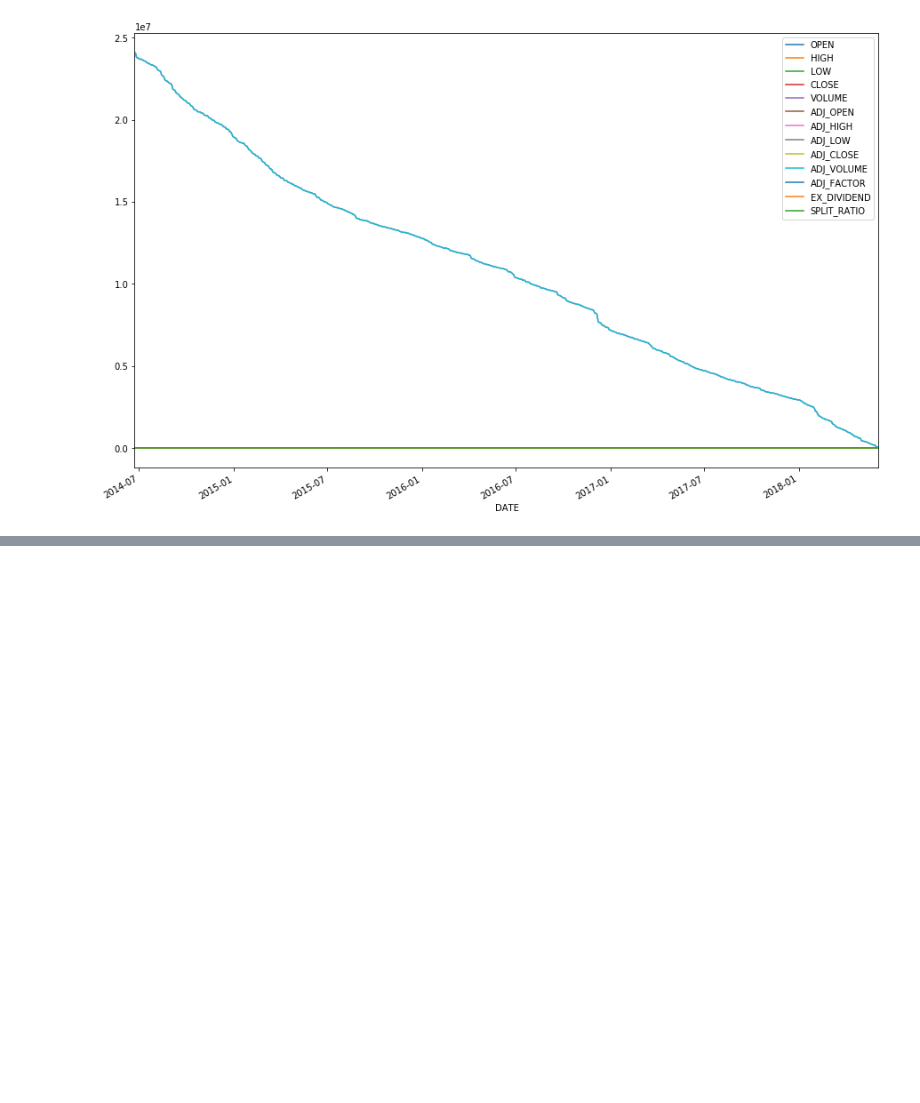
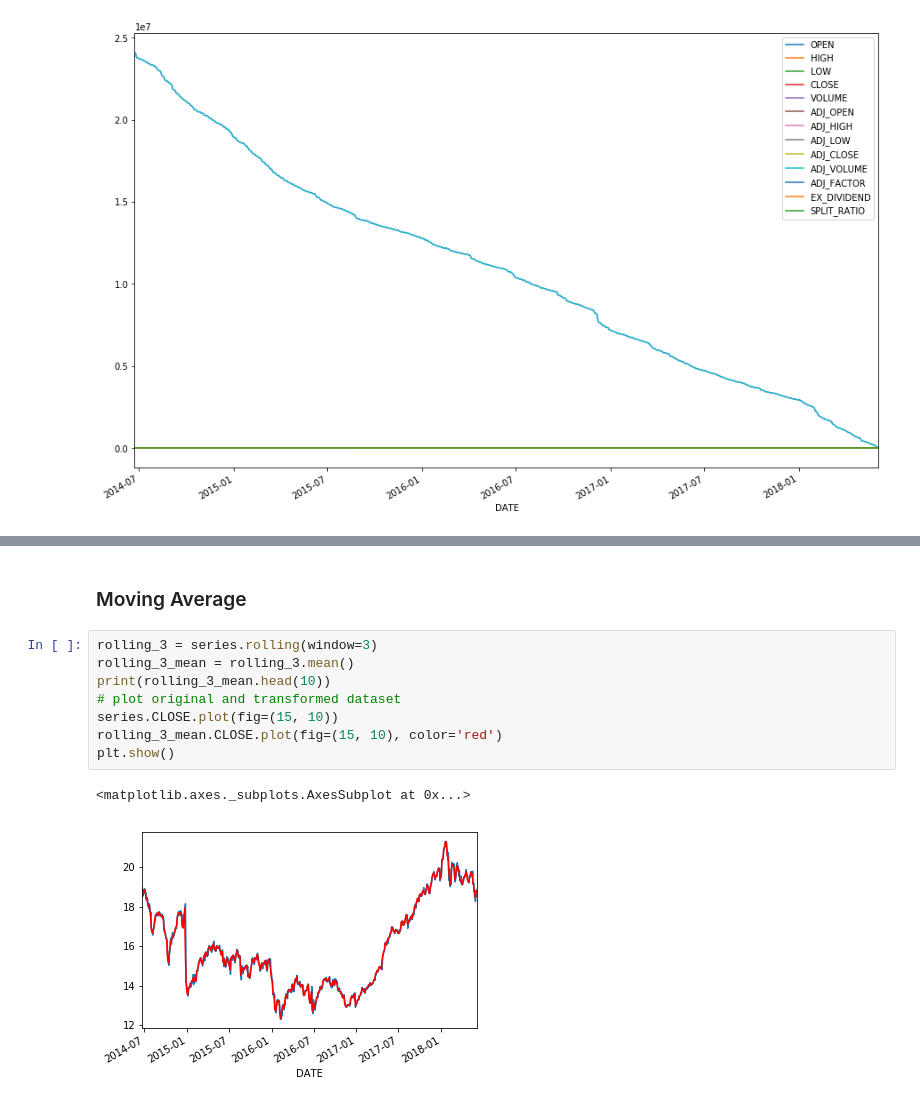
Before and after one commit to dn-cam/TimeSeriesPrediction, a Jupyter notebook: Stonks.ipynb, the cells around one changed output, grey strips where cells are left out. Cells and saved outputs as stored; diff of their text form; blank space fills up the shorter version.

```diff
--- a/Stonks.ipynb
+++ b/Stonks.ipynb
@@ -66,0 +96,13 @@ plt.plot(data_gf.DATE, data_gf.CLOSE)
+# %% [markdown]
+### Moving Average
+# %%
+rolling_3 = series.rolling(window=3)
+rolling_3_mean = rolling_3.mean()
+print(rolling_3_mean.head(10))
+# plot original and transformed dataset
+series.CLOSE.plot(fig=(15, 10))
+rolling_3_mean.CLOSE.plot(fig=(15, 10), color='red')
+plt.show()
+# %% [output]
+<matplotlib.axes._subplots.AxesSubplot at 0x...>
+[figure, added]
```
Also changed, not shown: parts of 9 cells of this notebook.
